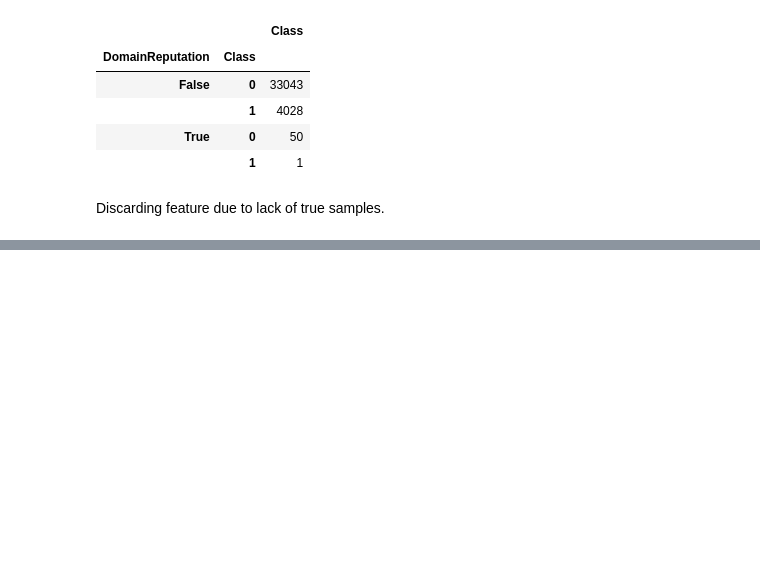
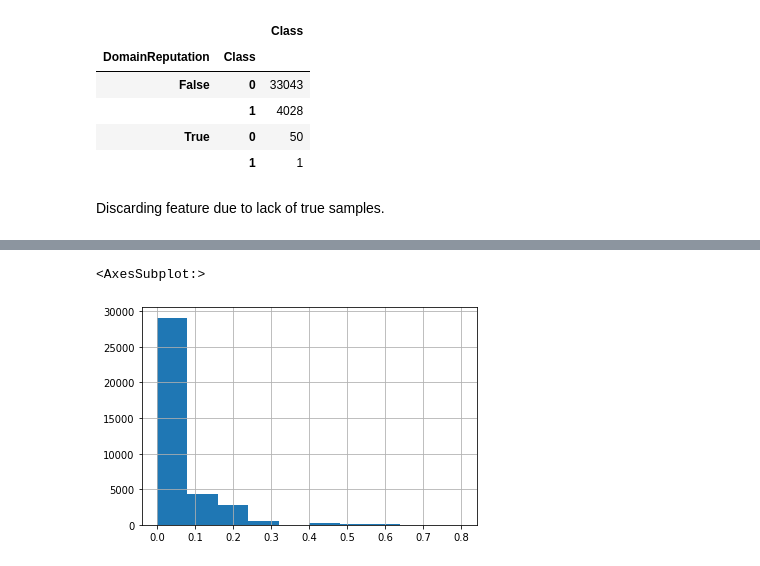
Before and after one commit to lukem1/malicious-domain-classification, a Jupyter notebook: preprocessing.ipynb, the cells around one changed output, grey strips where cells are left out. Drawn from its saved outputs; the diff is of its cells as text; code cells hidden in the pictures; blank space fills up the shorter version.

```diff
--- a/preprocessing.ipynb
+++ b/preprocessing.ipynb
@@ -745,0 +767,5 @@ data = data.drop(columns=["DomainReputation"])
+# %%
+data.NumericRatio.hist()
+# %% [output]
+<AxesSubplot:>
+[figure, added]
```
Also changed, not shown: parts of 7 cells of this notebook, 1 other file.
